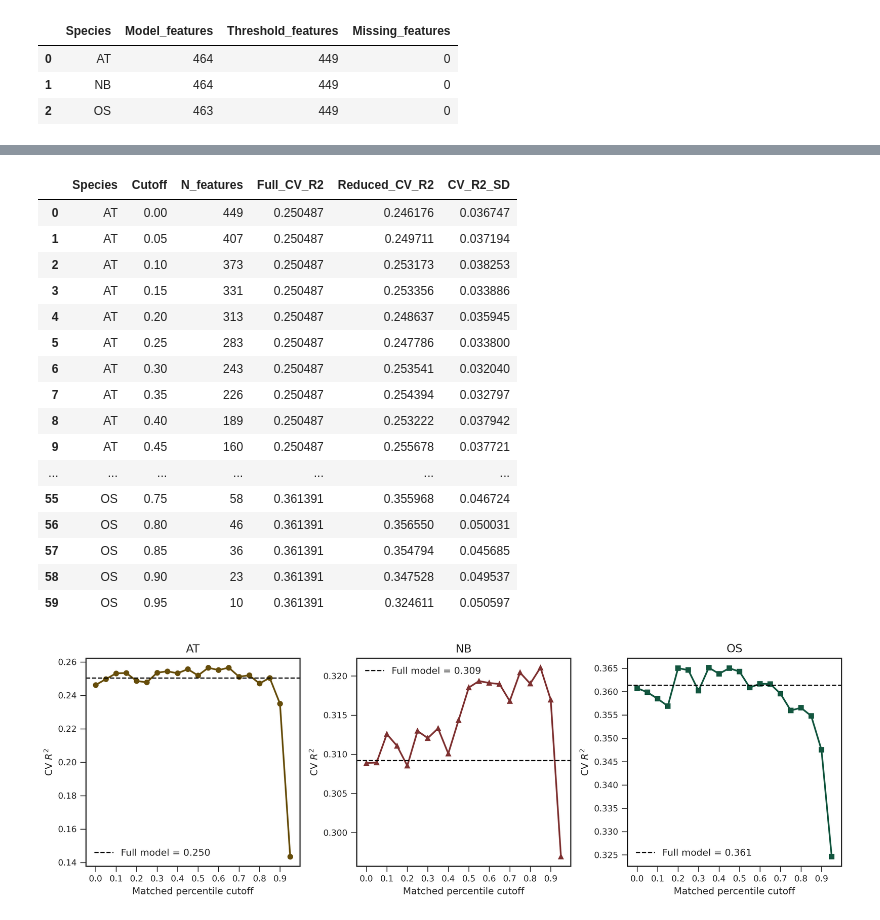
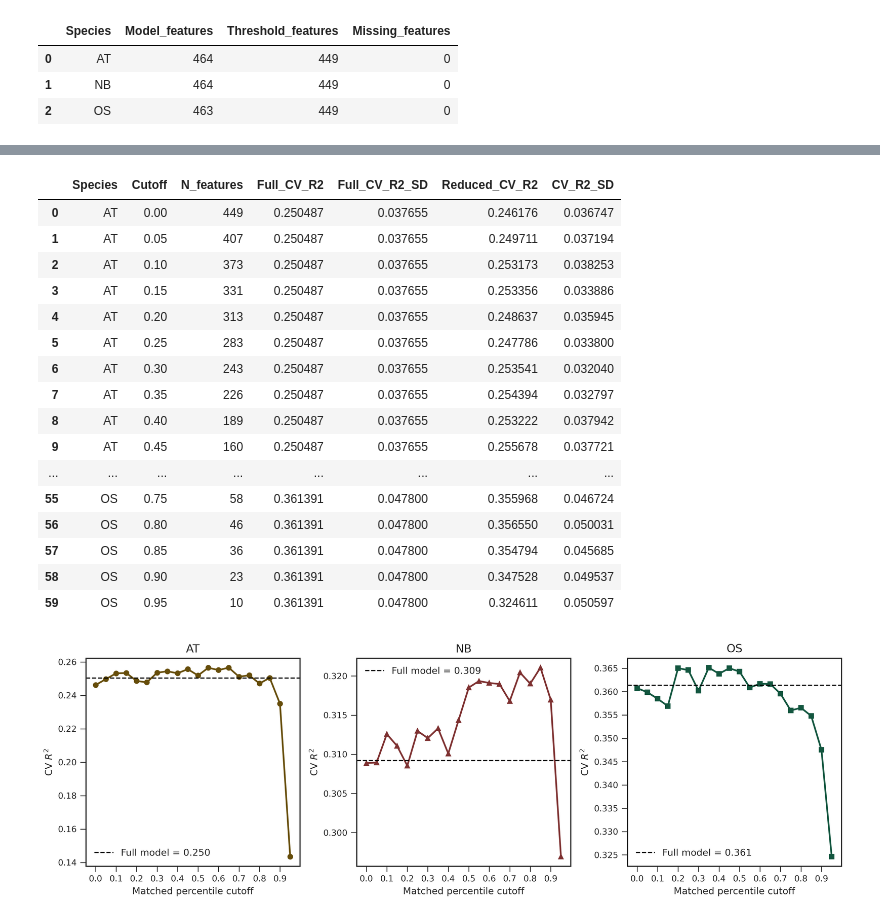
Before and after one commit to ih-11/regression, a Jupyter notebook: notebooks/model_retention.ipynb, the cells around one changed output, grey strips where cells are left out. Saved outputs shown, nothing was run; the diff lists cells and outputs as text; code cells hidden in the pictures.

```diff
--- a/notebooks/model_retention.ipynb
+++ b/notebooks/model_retention.ipynb
@@ -708,7 +708,6 @@ for species_key in SPECIES:
     y_train = bundle["y_train_model"]
 
     saved = best_params[species_key]
-
     tuned_params = {
         "max_depth": int(saved["max_depth"]),
         "min_child_samples": int(saved["min_child_samples"]),
@@ -717,38 +716,19 @@ for species_key in SPECIES:
     }
 
     k_cv = int(saved["k_cv"])
-    n_estimators = int(saved["n_estimators"])
-    learning_rate = float(saved["learning_rate"])
-
-    cv = model_selection.KFold(
-        n_splits=k_cv,
-        shuffle=True,
-        random_state=0,
-    )
+    cv = model_selection.KFold(n_splits=k_cv, shuffle=True, random_state=0)
 
     full_model = LGBMRegressor(
-        objective="regression",
-        n_estimators=n_estimators,
-        learning_rate=learning_rate,
-        random_state=0,
-        n_jobs=1,
-        verbosity=-1,
-        **tuned_params,
+        objective="regression", n_estimators=int(saved["n_estimators"]),
+        learning_rate=float(saved["learning_rate"]), random_state=0,
+        n_jobs=1, verbosity=-1, **tuned_params,
     )
 
     full_scores = model_selection.cross_val_score(
-        full_model,
-        x_train,
-        y_train,
-        cv=cv,
-        scoring="r2",
-        n_jobs=10,
+        full_model, x_train, y_train, cv=cv, scoring="r2", n_jobs=10,
     )
 
-    full_cv_r2 = full_scores.mean()
-
     for cutoff in sorted(threshold_feature_df["Cutoff"].unique()):
-
         features = threshold_feature_df.loc[
             (threshold_feature_df["Species"] == species) &
             np.isclose(threshold_feature_df["Cutoff"], cutoff),
@@ -756,29 +736,22 @@ for species_key in SPECIES:
         ].tolist()
 
         model = LGBMRegressor(
-            objective="regression",
-            n_estimators=n_estimators,
-            learning_rate=learning_rate,
-            random_state=0,
-            n_jobs=1,
-            verbosity=-1,
-            **tuned_params,
+            objective="regression", n_estimators=int(saved["n_estimators"]),
+            learning_rate=float(saved["learning_rate"]), random_state=0,
+            n_jobs=1, verbosity=-1, **tuned_params,
         )
 
         scores = model_selection.cross_val_score(
-            model,
-            x_train[features],
-            y_train,
-            cv=cv,
-            scoring="r2",
-            n_jobs=10,
+            model, x_train[features], y_train,
+            cv=cv, scoring="r2", n_jobs=10,
         )
 
         cv_rows.append({
             "Species": species,
             "Cutoff": cutoff,
             "N_features": len(features),
-            "Full_CV_R2": full_cv_r2,
+            "Full_CV_R2": full_scores.mean(),
+            "Full_CV_R2_SD": full_scores.std(ddof=1),
             "Reduced_CV_R2": scores.mean(),
             "CV_R2_SD": scores.std(ddof=1),
         })
@@ -789,6 +762,5 @@ retention_cv_df = (
     .reset_index(drop=True)
 )
 
-print("Reduced-model CV performance")
 display(retention_cv_df)
 # %% [output]
@@ -796,20 +767,20 @@ Reduced-model CV performance
-|  | Species | Cutoff | N_features | Full_CV_R2 | Reduced_CV_R2 | CV_R2_SD |
-| 0 | AT | 0.00 | 449 | 0.250487 | 0.246176 | 0.036747 |
-| 1 | AT | 0.05 | 407 | 0.250487 | 0.249711 | 0.037194 |
-| 2 | AT | 0.10 | 373 | 0.250487 | 0.253173 | 0.038253 |
-| 3 | AT | 0.15 | 331 | 0.250487 | 0.253356 | 0.033886 |
-| 4 | AT | 0.20 | 313 | 0.250487 | 0.248637 | 0.035945 |
-| 5 | AT | 0.25 | 283 | 0.250487 | 0.247786 | 0.033800 |
-| 6 | AT | 0.30 | 243 | 0.250487 | 0.253541 | 0.032040 |
-| 7 | AT | 0.35 | 226 | 0.250487 | 0.254394 | 0.032797 |
-| 8 | AT | 0.40 | 189 | 0.250487 | 0.253222 | 0.037942 |
-| 9 | AT | 0.45 | 160 | 0.250487 | 0.255678 | 0.037721 |
-| ... | ... | ... | ... | ... | ... | ... |
-| 55 | OS | 0.75 | 58 | 0.361391 | 0.355968 | 0.046724 |
-| 56 | OS | 0.80 | 46 | 0.361391 | 0.356550 | 0.050031 |
-| 57 | OS | 0.85 | 36 | 0.361391 | 0.354794 | 0.045685 |
-| 58 | OS | 0.90 | 23 | 0.361391 | 0.347528 | 0.049537 |
-| 59 | OS | 0.95 | 10 | 0.361391 | 0.324611 | 0.050597 |
+|  | Species | Cutoff | N_features | Full_CV_R2 | Full_CV_R2_SD | Reduced_CV_R2 | CV_R2_SD |
+| 0 | AT | 0.00 | 449 | 0.250487 | 0.037655 | 0.246176 | 0.036747 |
+| 1 | AT | 0.05 | 407 | 0.250487 | 0.037655 | 0.249711 | 0.037194 |
+| 2 | AT | 0.10 | 373 | 0.250487 | 0.037655 | 0.253173 | 0.038253 |
+| 3 | AT | 0.15 | 331 | 0.250487 | 0.037655 | 0.253356 | 0.033886 |
+| 4 | AT | 0.20 | 313 | 0.250487 | 0.037655 | 0.248637 | 0.035945 |
+| 5 | AT | 0.25 | 283 | 0.250487 | 0.037655 | 0.247786 | 0.033800 |
+| 6 | AT | 0.30 | 243 | 0.250487 | 0.037655 | 0.253541 | 0.032040 |
+| 7 | AT | 0.35 | 226 | 0.250487 | 0.037655 | 0.254394 | 0.032797 |
+| 8 | AT | 0.40 | 189 | 0.250487 | 0.037655 | 0.253222 | 0.037942 |
+| 9 | AT | 0.45 | 160 | 0.250487 | 0.037655 | 0.255678 | 0.037721 |
+| ... | ... | ... | ... | ... | ... | ... | ... |
+| 55 | OS | 0.75 | 58 | 0.361391 | 0.047800 | 0.355968 | 0.046724 |
+| 56 | OS | 0.80 | 46 | 0.361391 | 0.047800 | 0.356550 | 0.050031 |
+| 57 | OS | 0.85 | 36 | 0.361391 | 0.047800 | 0.354794 | 0.045685 |
+| 58 | OS | 0.90 | 23 | 0.361391 | 0.047800 | 0.347528 | 0.049537 |
+| 59 | OS | 0.95 | 10 | 0.361391 | 0.047800 | 0.324611 | 0.050597 |
 # %%
 # ============================================
 # Reduced-model CV R2 across cutoffs
```
Also changed, not shown: parts of 8 cells of this notebook.
